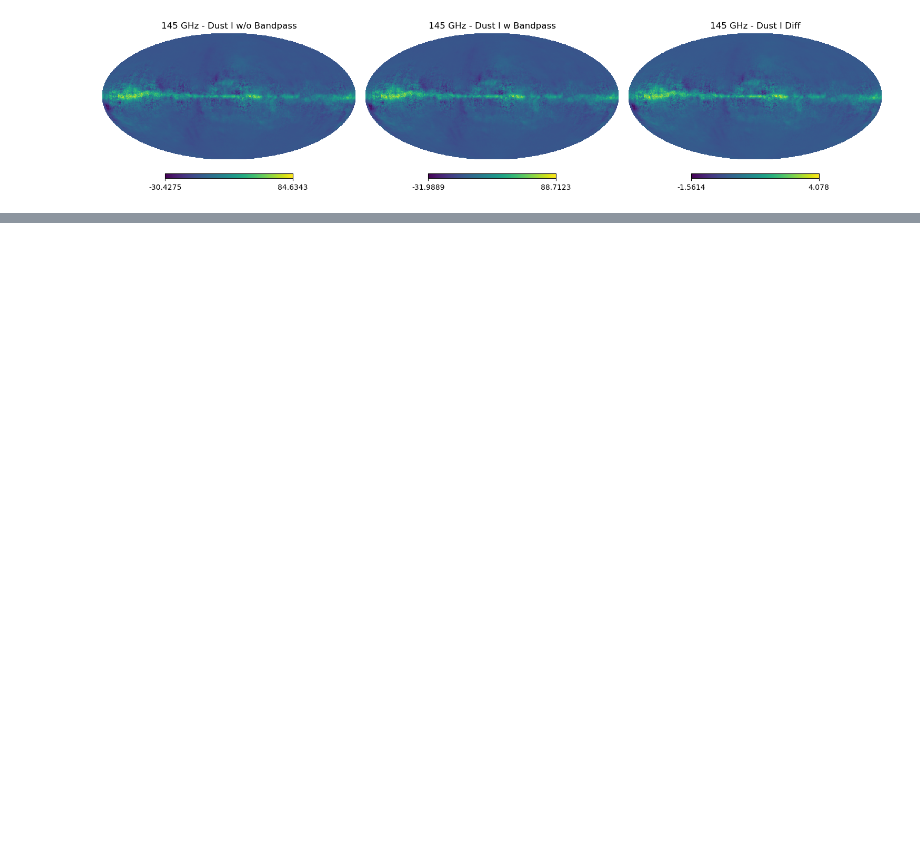
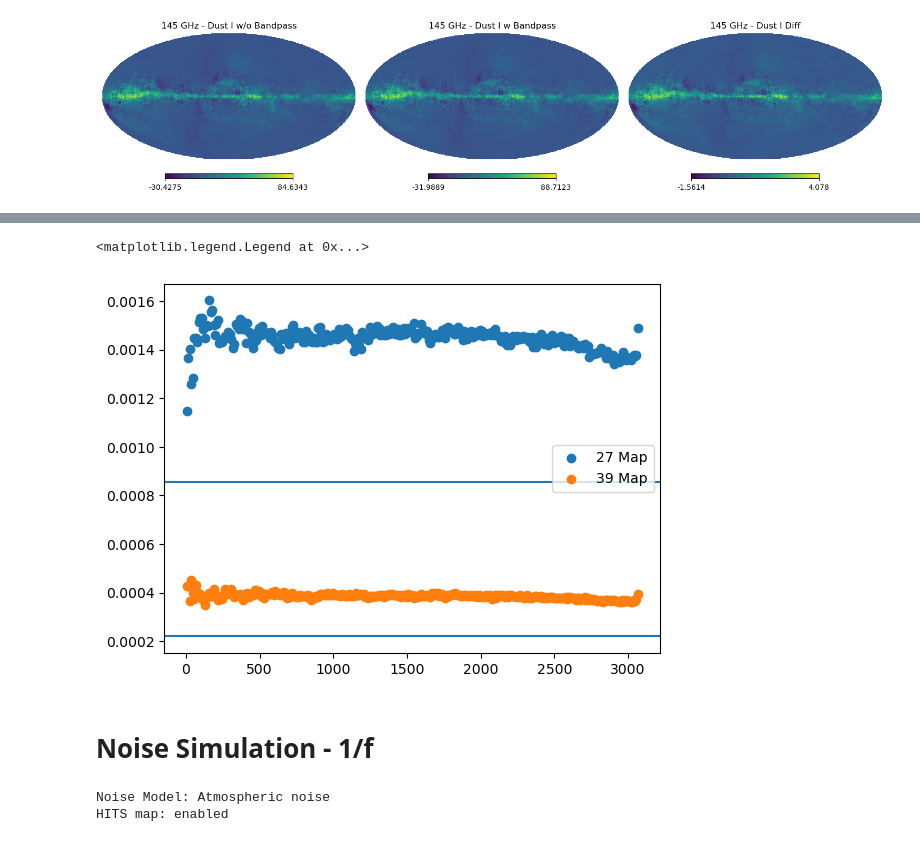
Before and after one commit to antolonappan/solat_cb, a Jupyter notebook: notebooks/signal.ipynb, the cells around one changed output, grey strips where cells are left out. Drawn from its saved outputs; the diff is of its cells as text; code cells hidden in the pictures; blank space fills up the shorter version.

```diff
--- a/notebooks/signal.ipynb
+++ b/notebooks/signal.ipynb
@@ -63,2 +90,27 @@ n = Noise(512)
 # %%
-nc = n.noiseQU(nlev_p[0])
+qus = n.noiseQU()
+# %%
+q27,u27 = qus[0]
+q39,u39 = qus[1]
+# %%
+f27 = nmt.NmtField(mask, [q27,u27],lmax=n.lmax, purify_b=False)
+f39 = nmt.NmtField(mask, [q39,u39],lmax=n.lmax, purify_b=False)
+# %%
+ee27,_,_,bb27 = compute_master(f27,f27)
+ee39,_,_,bb39 = compute_master(f39,f39)
+# %%
+plt.axhline(2*np.radians(71/60)**2)
+plt.scatter(b,ee27,label='27 Map')
+plt.axhline(2*np.radians(36/60)**2)
+plt.scatter(b,ee39,label='39 Map')
+plt.legend()
+# %% [output]
+<matplotlib.legend.Legend at 0x...>
+[figure, added]
+# %% [markdown]
+# Noise Simulation - 1/f
+# %%
+n = Noise(nside,atm_noise=True,nhits=True)
+# %% [output]
+Noise Model: Atmospheric noise
+HITS map: enabled
```
Also changed, not shown: parts of 32 cells of this notebook, 3 other files.
